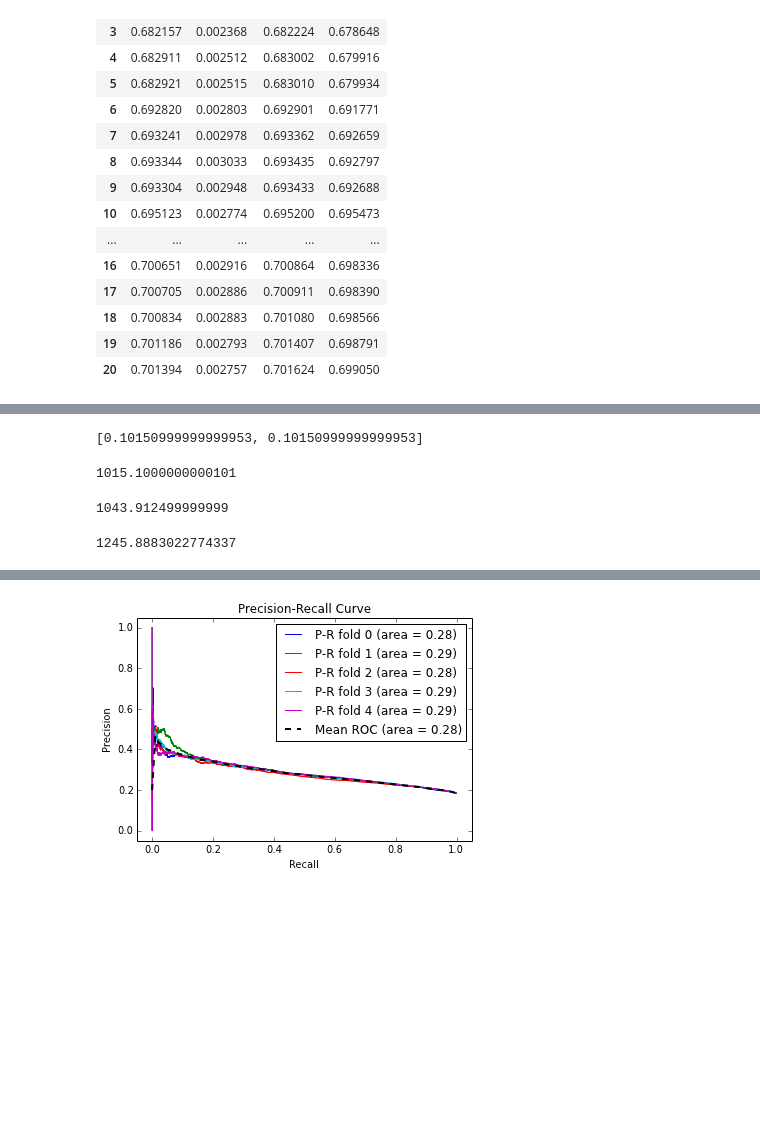
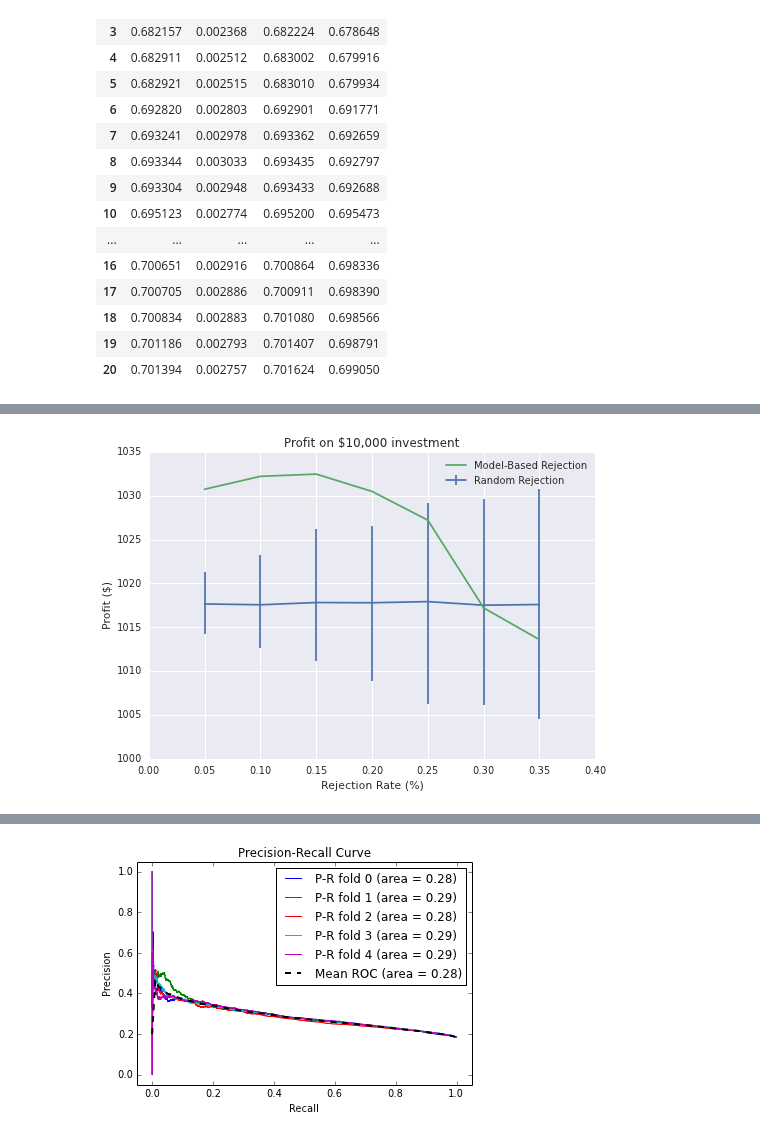
Before and after one commit to jsabrams/ds_workshop, a Jupyter notebook: capstone_project/lending_club_modeling.ipynb, the cells around one changed output, grey strips where cells are left out. Drawn from its saved outputs; the diff is of its cells as text; code cells hidden in the pictures; blank space fills up the shorter version.

Commit message:
added profit predictions and plotting

```diff
--- a/capstone_project/lending_club_modeling.ipynb
+++ b/capstone_project/lending_club_modeling.ipynb
@@ -68,20 +63,7 @@ med_roi
-# %%
-n_accept = len(rej_ROI)
-rand_roi, prctile = lr.random_reject(pred_ROI, 'roi', n_accept)
-prctile
-# %% [output]
-[0.10150999999999953, 0.10150999999999953]
-# %%
-lr.dollar_value(rand_roi, base = 10000)
-# %% [output]
-1015.1000000000101
-# %%
-lr.dollar_value(med_roi, base = 10000)
-# %% [output]
-1043.912499999999
-# %%
-pred_ROI['default'] = y_val
-perf_roi = lr.perfect_reject(pred_ROI, 'default', 'roi', 0)
-lr.dollar_value(perf_roi, base = 10000)
-# %% [output]
-1245.8883022774337
+# %%
+b = 10000
+p_rej = np.arange(0.05, 0.4, 0.05)
+# %%
+val_frame = lr.model_perf_dollars(pred_ROI, prob_default, p_rej, 'default', 'roi', 0)
+# %% [output]
+[figure, added]
```
Also changed, not shown: parts of 3 cells of this notebook, 1 other file.
